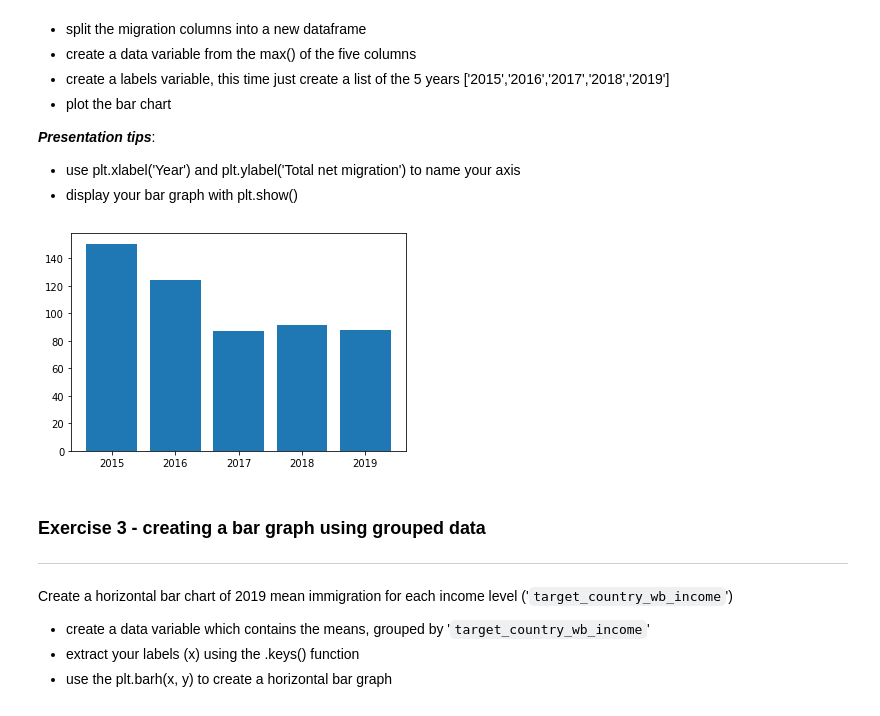
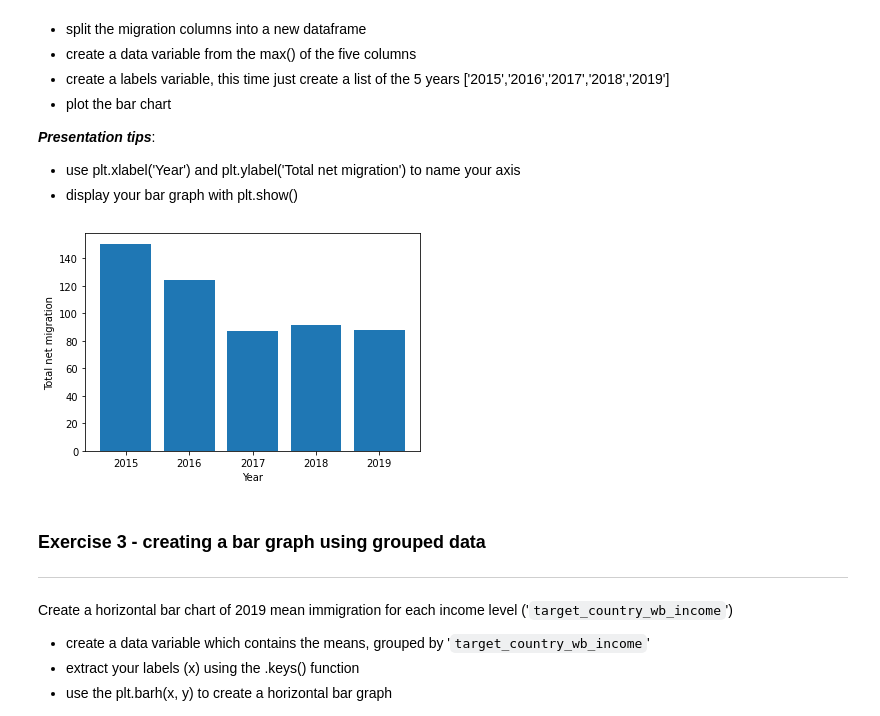
Before and after one commit to NatFT/PythonCourse, a Jupyter notebook: Ex_Visualisation_with_matplotlib.ipynb, the cells around one changed output. Cells and saved outputs as stored; diff of their text form; code cells hidden in the pictures.

```diff
--- a/Ex_Visualisation_with_matplotlib.ipynb
+++ b/Ex_Visualisation_with_matplotlib.ipynb
@@ -113,11 +113,12 @@ Create a bar chart which shows the total net migration for the years 2015-2019
 # %%
 data = net_migration.max()
 labels = data.keys().str[-4:]
-
 plt.bar(labels, data)
+plt.xlabel('Year')
+plt.ylabel('Total net migration')
 plt.show()
 # %% [output]
-[figure, old version]
+[figure, new version]
 # %% [markdown]
 ### Exercise 3 - creating a bar graph using grouped data
 ---
```
Also changed, not shown: parts of 3 cells of this notebook.
